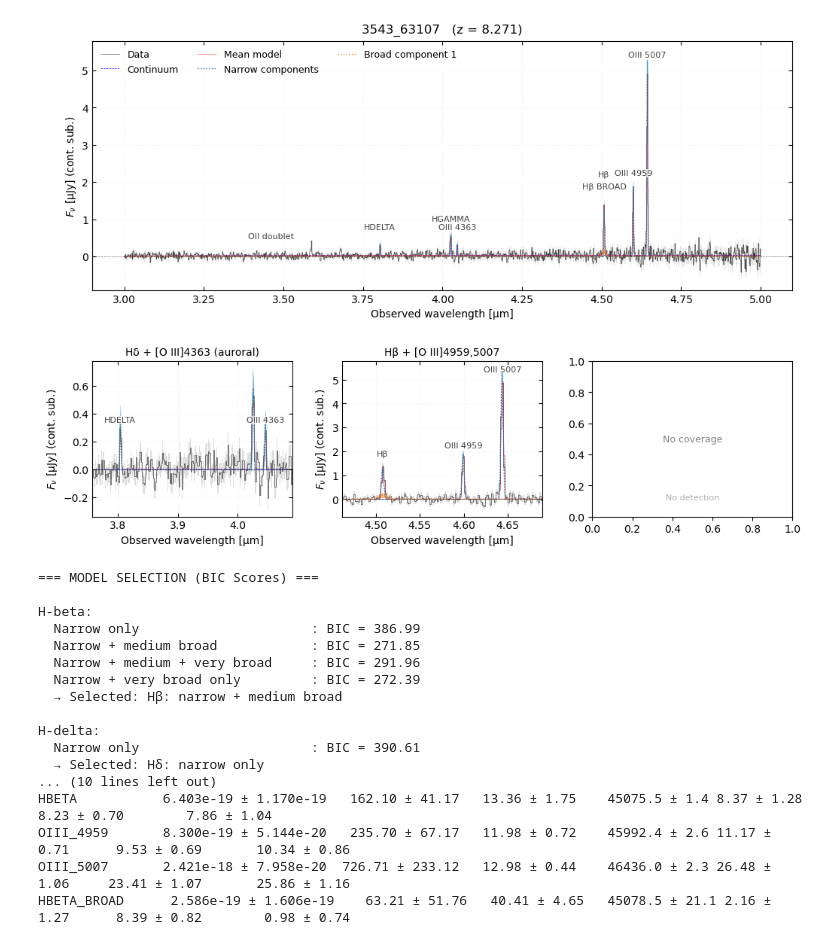
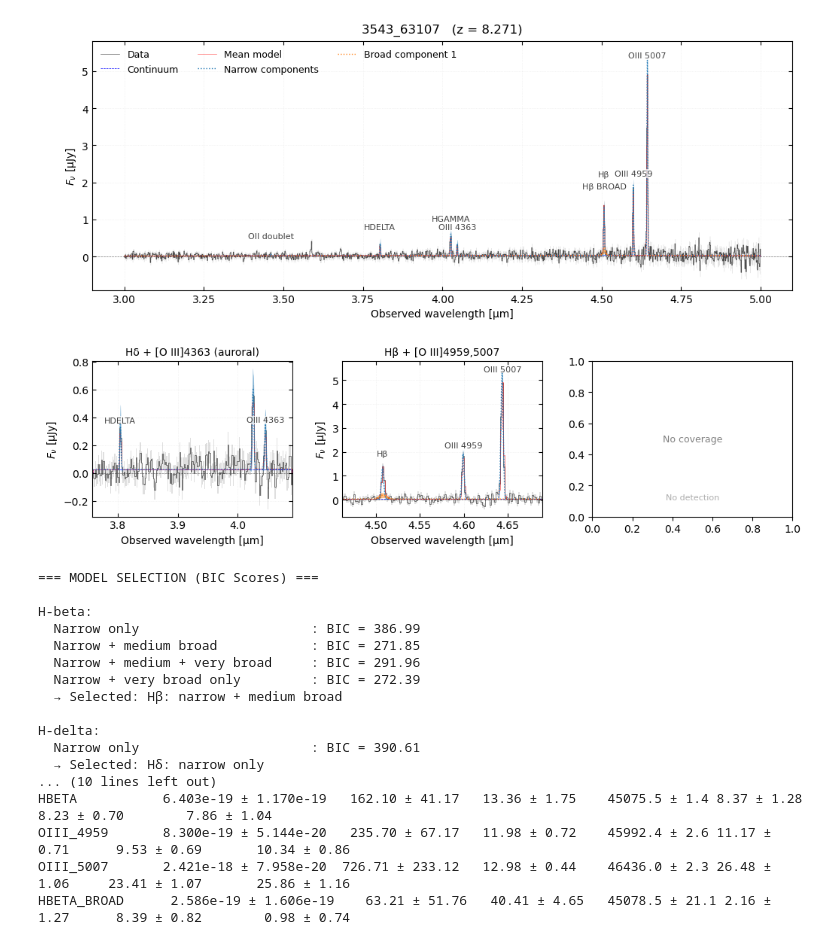
Before and after one commit to raunaq-rai/pyRSR, a Jupyter notebook: docs/notebooks/broad_line_example.ipynb, the cells around one changed output. Saved outputs shown, nothing was run; the diff lists cells and outputs as text; code cells hidden in the pictures.

Commit message:
continuum argument

```diff
--- a/docs/notebooks/broad_line_example.ipynb
+++ b/docs/notebooks/broad_line_example.ipynb
@@ -14,35 +14,35 @@ with fits.open(specfile) as hdul:
 
 target_msaid = "3543_63107"
 
 mask = (lam >= 3.0) & (lam <= 5.0)
 spec = dict(lam=lam[mask], flux=fnu[mask], err=enu[mask])
 
 z = 8.271
 
 
 boot = broad_fit(
     source=spec,
     z=z,
     grating="G395M",
     source_id=target_msaid,
     n_boot=100,
     lyman_cut=None,
     deg=2,
-    plot_continuum_subtracted = True,
+    plot_continuum_subtracted = False,
     random_state=21,
     continuum_windows=None,
     plot=True,
     show_progress=True,
     save_path=None,
     lines_to_use=None,
     broad_mode="auto",
     verbose=False
 
 )
 
 print_bootstrap_line_table_broad(boot)
 # %% [output]
-[figure, old version]
+[figure, new version]
 === MODEL SELECTION (BIC Scores) ===
 
 H-beta:
```
Also changed, not shown: 1 other file.
